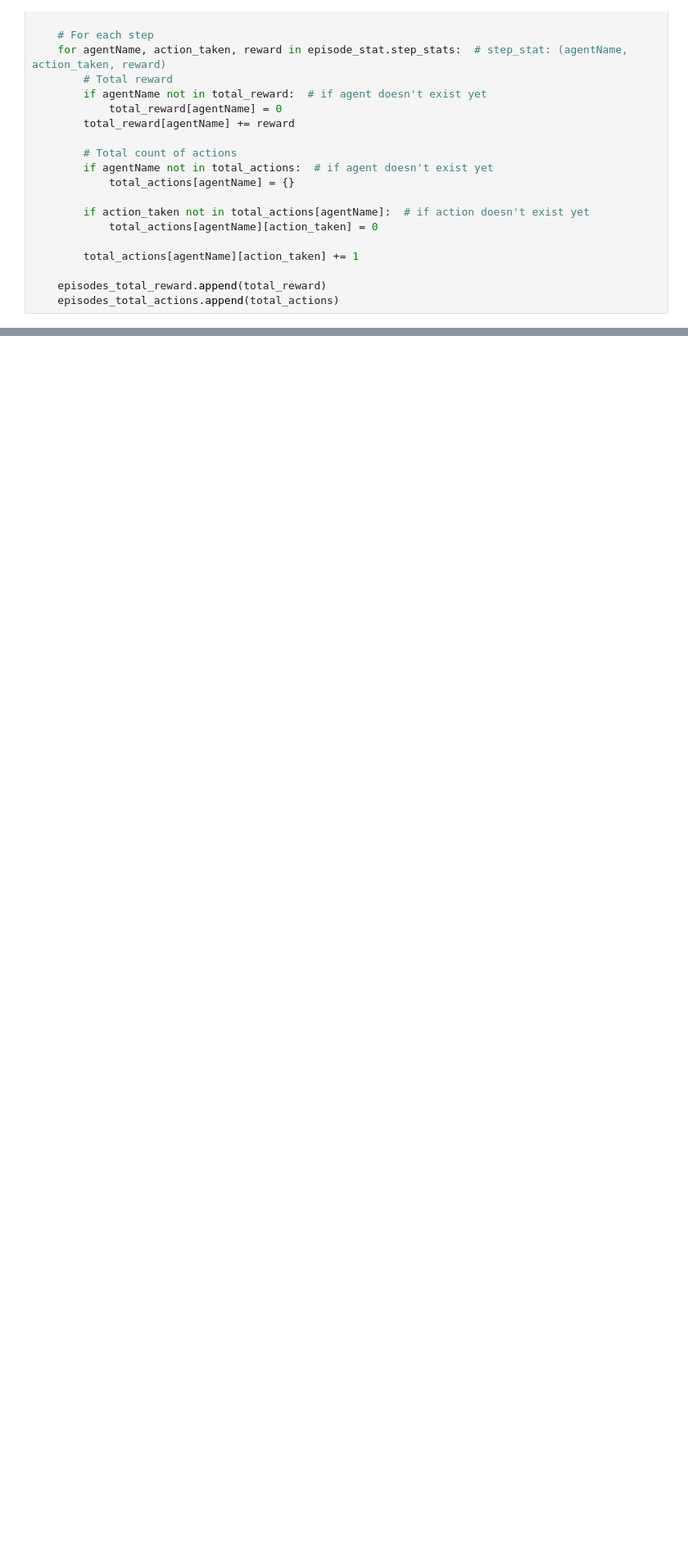
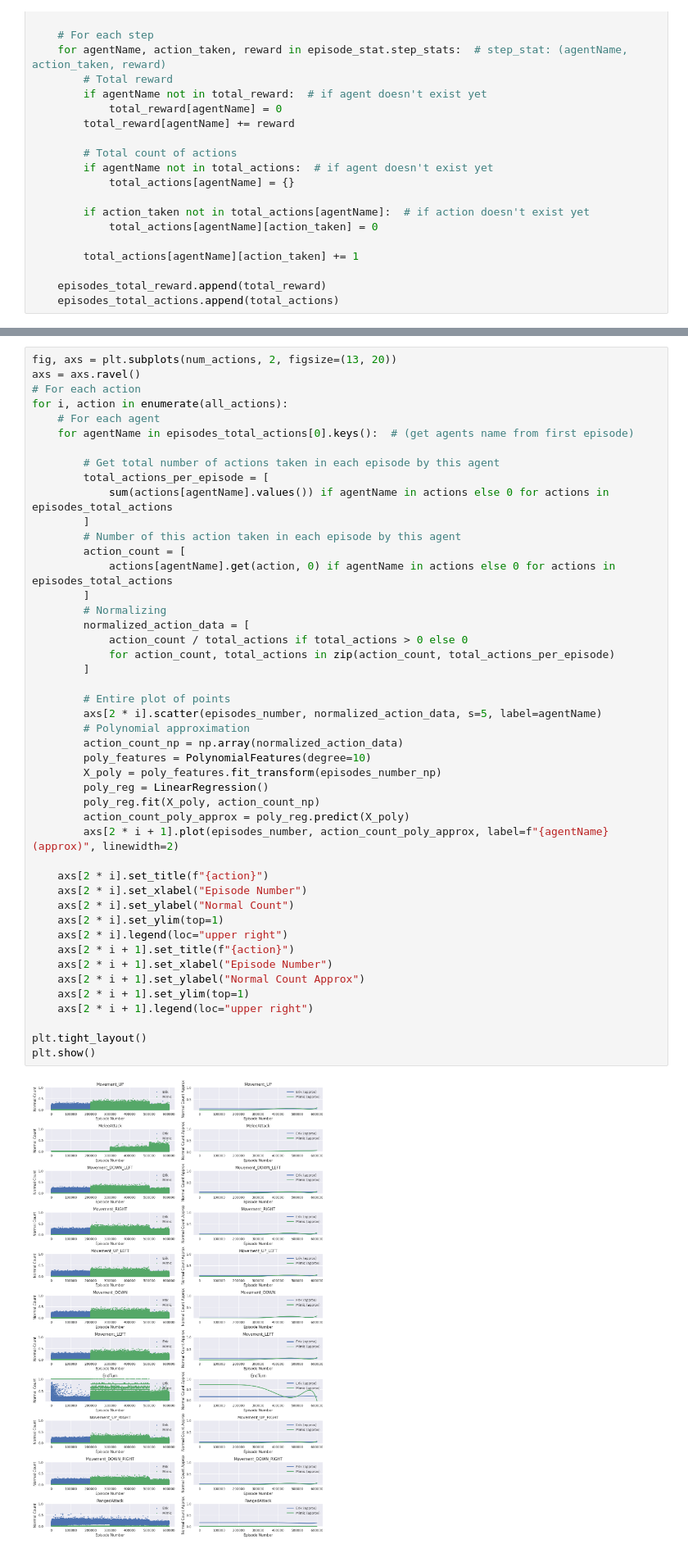
Before and after one commit to RiccardoEvangelisti/AAS, a Jupyter notebook: statistics/statistics.ipynb, the cells around one changed output, grey strips where cells are left out. Shown at 82% size. Saved outputs shown, nothing was run; the diff lists cells and outputs as text; blank space fills up the shorter version.

```diff
--- a/statistics/statistics.ipynb
+++ b/statistics/statistics.ipynb
@@ -70 +112,49 @@ for episode_stat in loaded_stats:
+# %%
+fig, axs = plt.subplots(num_actions, 2, figsize=(13, 20))
+axs = axs.ravel()
+# For each action
+for i, action in enumerate(all_actions):
+    # For each agent
+    for agentName in episodes_total_actions[0].keys():  # (get agents name from first episode)
+
+        # Get total number of actions taken in each episode by this agent
+        total_actions_per_episode = [
+            sum(actions[agentName].values()) if agentName in actions else 0 for actions in episodes_total_actions
+        ]
+        # Number of this action taken in each episode by this agent
+        action_count = [
+            actions[agentName].get(action, 0) if agentName in actions else 0 for actions in episodes_total_actions
+        ]
+        # Normalizing
+        normalized_action_data = [
+            action_count / total_actions if total_actions > 0 else 0
+            for action_count, total_actions in zip(action_count, total_actions_per_episode)
+        ]
+
+        # Entire plot of points
+        axs[2 * i].scatter(episodes_number, normalized_action_data, s=5, label=agentName)
+        # Polynomial approximation
+        action_count_np = np.array(normalized_action_data)
+        poly_features = PolynomialFeatures(degree=10)
+        X_poly = poly_features.fit_transform(episodes_number_np)
+        poly_reg = LinearRegression()
+        poly_reg.fit(X_poly, action_count_np)
+        action_count_poly_approx = poly_reg.predict(X_poly)
+        axs[2 * i + 1].plot(episodes_number, action_count_poly_approx, label=f"{agentName} (approx)", linewidth=2)
+
+    axs[2 * i].set_title(f"{action}")
+    axs[2 * i].set_xlabel("Episode Number")
+    axs[2 * i].set_ylabel("Normal Count")
+    axs[2 * i].set_ylim(top=1)
+    axs[2 * i].legend(loc="upper right")
+    axs[2 * i + 1].set_title(f"{action}")
+    axs[2 * i + 1].set_xlabel("Episode Number")
+    axs[2 * i + 1].set_ylabel("Normal Count Approx")
+    axs[2 * i + 1].set_ylim(top=1)
+    axs[2 * i + 1].legend(loc="upper right")
+
+plt.tight_layout()
+plt.show()
+# %% [output]
+[figure, added]
 # %%
```
Also changed, not shown: parts of 5 cells of this notebook, 6 other files.
